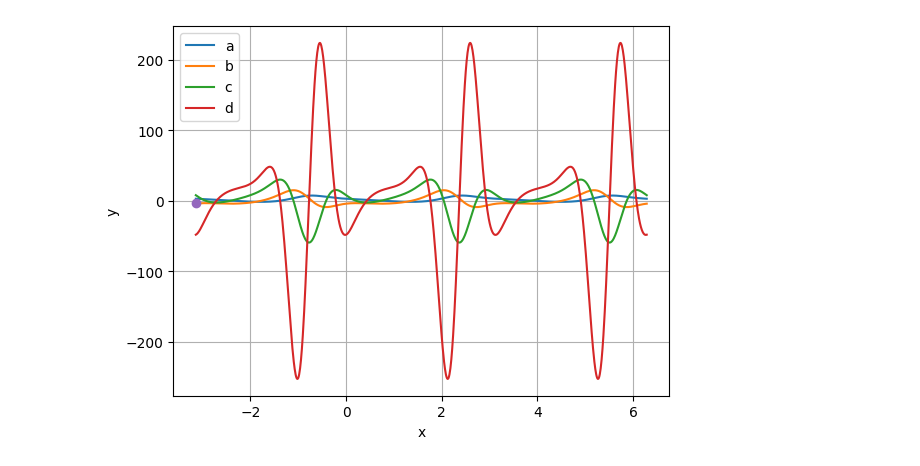
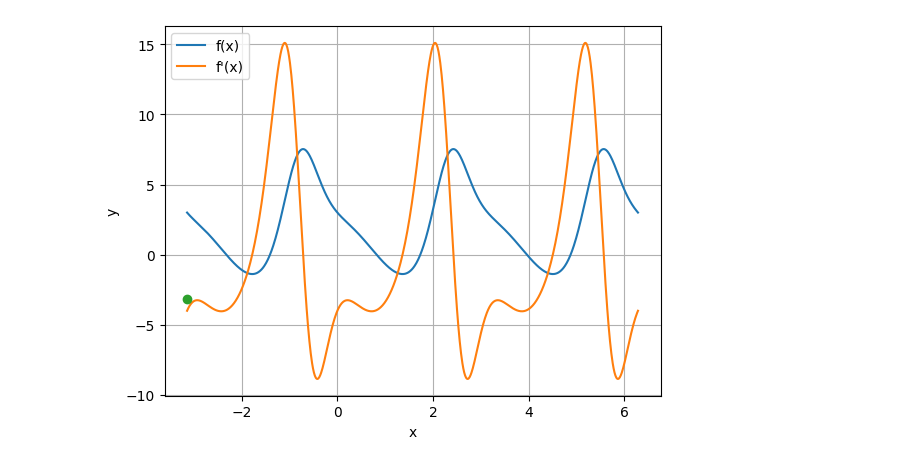
Before and after one commit to podedworny/MOwNiT_excercises, a Jupyter notebook: zad2/zad2b.ipynb, the cells around one changed output. Drawn from its saved outputs; the diff is of its cells as text; code cells hidden in the pictures.

```diff
--- a/zad2/zad2b.ipynb
+++ b/zad2/zad2b.ipynb
@@ -26,9 +26,9 @@ def fun_painter(a, b, func, names, points = None, title=None):
         plt.title(title)
     if points is not None:
         plt.plot(points[0], points[1], marker='o', linestyle='')
-    name = "wykres" + str(kkk) + ".png"
-    #plt.savefig(name,bbox_inches='tight')
-    #kkk+=1
+    name = "obrazek" + str(kkk) + ".png"
+    plt.savefig(name,bbox_inches='tight')
+    kkk+=1
     plt.show()
 # %%
 def generate_regular(a, b, f, n):
@@ -48,19 +48,13 @@ def generate_chebyshev(a, b, f, n):
 # %%
 x = sp.symbols('x')
 
 f = sp.exp(-2*sp.sin(2*x)) + 2*sp.cos(2*x)
 
 f_prime = sp.diff(f, x)
 
-f_prime2 = sp.diff(f_prime, x)
+g1 = sp.lambdify(x, f_prime)
 
-f_prime3 = sp.diff(f_prime2, x)
-
-
-g1 = sp.lambdify(x, f_prime)
-g2 = sp.lambdify(x, f_prime2)
-g3 = sp.lambdify(x, f_prime3)
-fun_painter(a,b,[g, g1, g2, g3],["a","b","c","d"],thousand_test_points)
+fun_painter(a,b,[g, g1],["f(x)","f'(x)"],thousand_test_points)
 # %% [output]
-[figure, old version]
+[figure, new version]
 # %%
```
Also changed, not shown: parts of 17 cells of this notebook, 3 other files.
